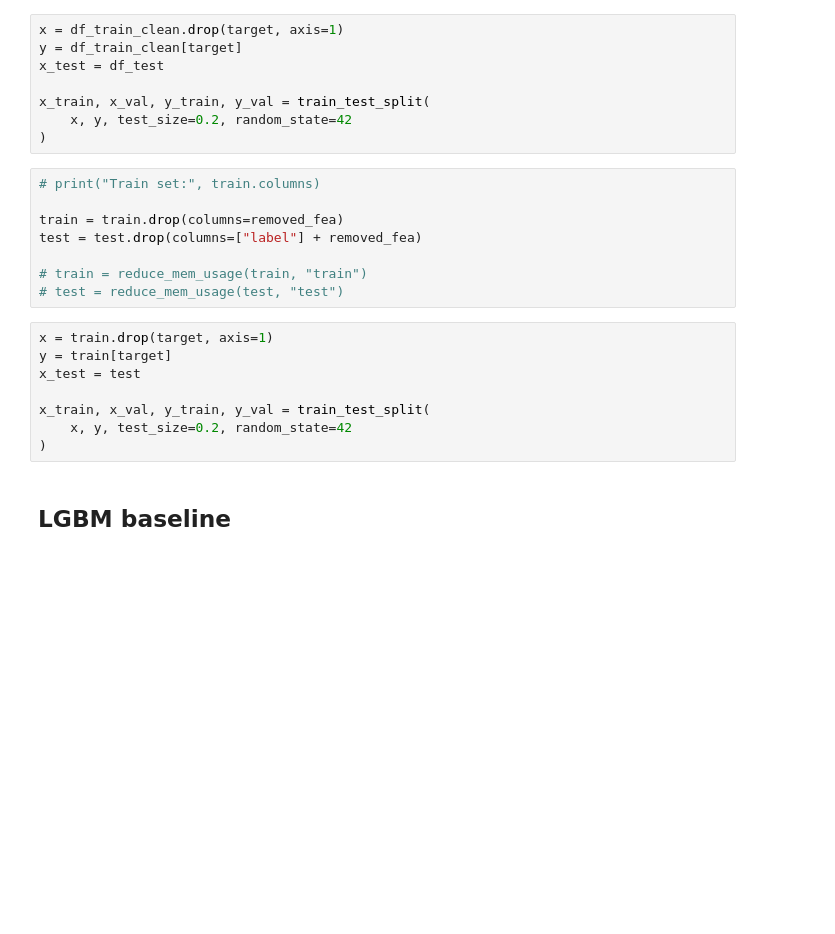
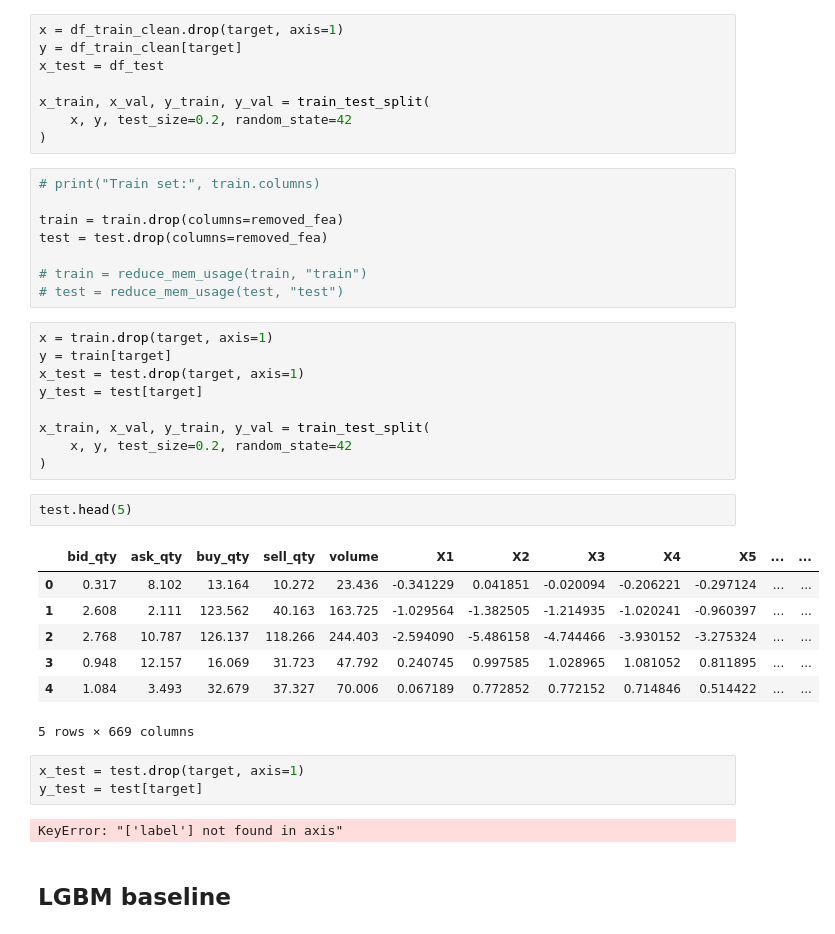
Before and after one commit to Syforeal/kaggle-DRW, a Jupyter notebook: drw1-0.ipynb, the cells around one changed output. Cells and saved outputs as stored; diff of their text form; blank space fills up the shorter version.

```diff
--- a/drw1-0.ipynb
+++ b/drw1-0.ipynb
@@ -344,18 +329,34 @@ x_train, x_val, y_train, y_val = train_test_split(
 # print("Train set:", train.columns)
 
 train = train.drop(columns=removed_fea)
-test = test.drop(columns=["label"] + removed_fea)
+test = test.drop(columns=removed_fea)
 
 # train = reduce_mem_usage(train, "train")
 # test = reduce_mem_usage(test, "test")
 # %%
 x = train.drop(target, axis=1)
 y = train[target]
-x_test = test
+x_test = test.drop(target, axis=1)
+y_test = test[target]
 
 x_train, x_val, y_train, y_val = train_test_split(
     x, y, test_size=0.2, random_state=42
 )
+# %%
+test.head(5)
+# %% [output]
+|  | bid_qty | ask_qty | buy_qty | sell_qty | volume | X1 | X2 | X3 | X4 | X5 | ... | ... |
+| 0 | 0.317 | 8.102 | 13.164 | 10.272 | 23.436 | -0.341229 | 0.041851 | -0.020094 | -0.206221 | -0.297124 | ... | ... |
+| 1 | 2.608 | 2.111 | 123.562 | 40.163 | 163.725 | -1.029564 | -1.382505 | -1.214935 | -1.020241 | -0.960397 | ... | ... |
+| 2 | 2.768 | 10.787 | 126.137 | 118.266 | 244.403 | -2.594090 | -5.486158 | -4.744466 | -3.930152 | -3.275324 | ... | ... |
+| 3 | 0.948 | 12.157 | 16.069 | 31.723 | 47.792 | 0.240745 | 0.997585 | 1.028965 | 1.081052 | 0.811895 | ... | ... |
+| 4 | 1.084 | 3.493 | 32.679 | 37.327 | 70.006 | 0.067189 | 0.772852 | 0.772152 | 0.714846 | 0.514422 | ... | ... |
+5 rows × 669 columns
+# %%
+x_test = test.drop(target, axis=1)
+y_test = test[target]
+# %% [output]
+KeyError: "['label'] not found in axis"
 # %% [markdown]
 ## LGBM baseline
 # %%
```
Also changed, not shown: parts of 12 cells of this notebook.
